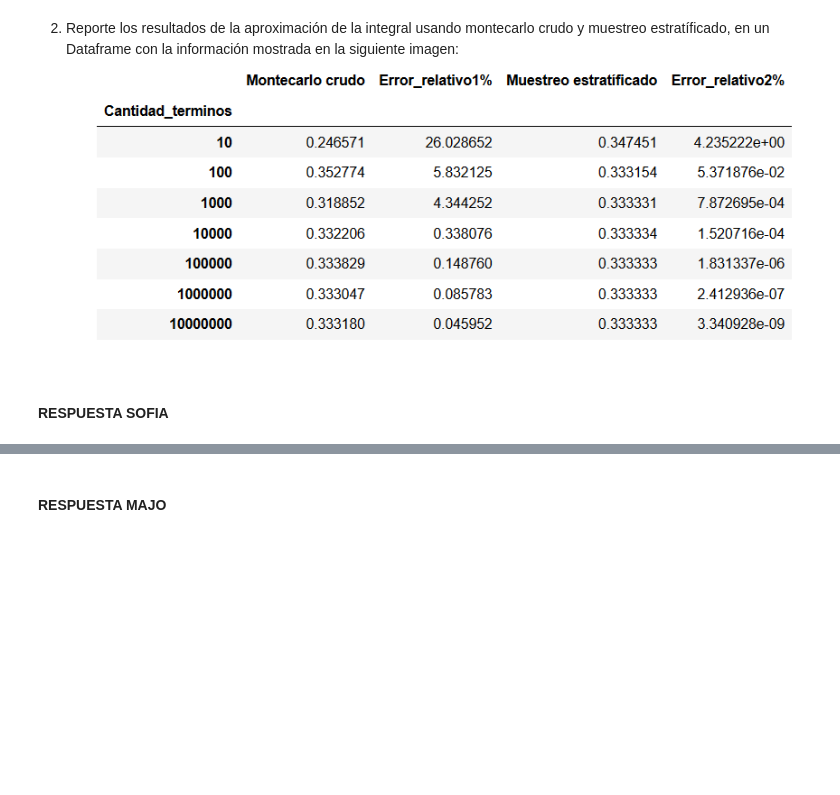
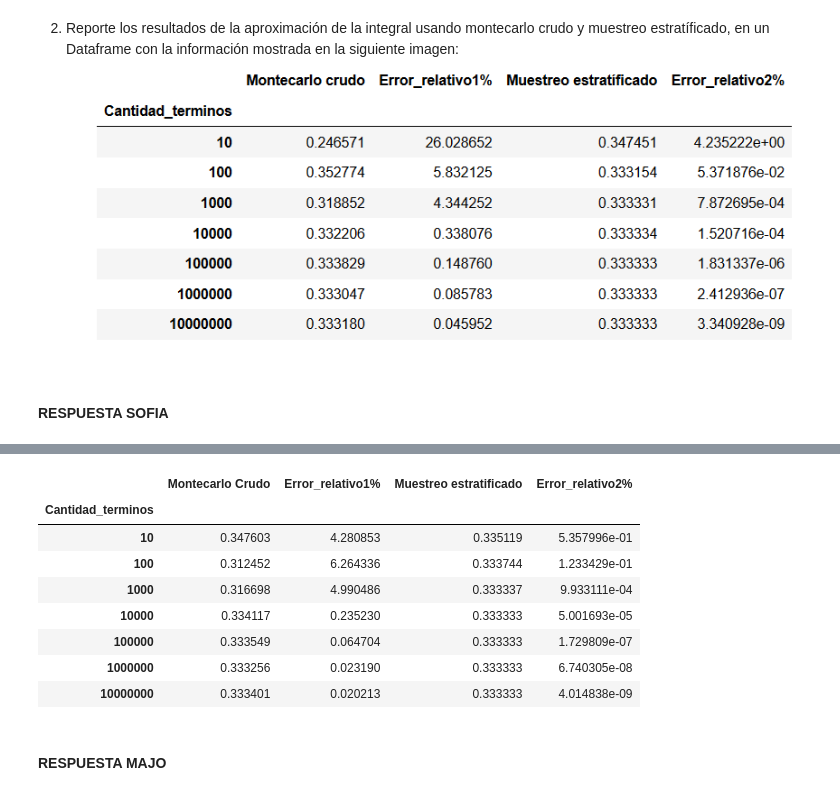
Before and after one commit to Sofiagarciaif/Tarea7_CantuM_GarciaS, a Jupyter notebook: Tarea7.ipynb, the cells around one changed output, grey strips where cells are left out. Drawn from its saved outputs; the diff is of its cells as text; code cells hidden in the pictures; blank space fills up the shorter version.

```diff
--- a/Tarea7.ipynb
+++ b/Tarea7.ipynb
@@ -66,3 +28,15 @@ df.loc[N,"Error_relativo% Crudo"] = np.abs(df.loc[N,"Valor_aproximacion Crudo"]-
+# %%
+import numpy as np
+from functools import reduce
+import matplotlib.pyplot as plt
+import scipy.stats as st
+import pandas as pd
+
+def met_estratificado(B:'Cantidad de estratos'):
+    U2_est= np.random.rand(B)
+    i_est = np.arange(0,B)
+    v_est = (U2_est+i_est)/B
+    return v_est
 # %% [markdown]
 #### RESPUESTA MAJO
 # %%
@@ -119,3 +73,45 @@ df
+# %%
+I = 1/3
+
+# intervalo de integración
+a = 0; b = 1
+
+# Cantidad de términos, en escala logarítmica
+N = np.logspace(1,7,7,dtype=int) #ELIGE 7 NUMERO ENTRE 1 Y 7
+B= N
+
+# Definimos la tabla donde se mostrarán los resultados
+df = pd.DataFrame(index=N,columns=['Montecarlo Crudo', 'Error_relativo1%', 'Muestreo estratificado', 'Error_relativo2%'], dtype='float')
+df.index.name = "Cantidad_terminos"
+
+# Números aleatorios dependiente de la cantidad de términos N
+ui = list(map(lambda N:np.random.uniform(a,b,N),N))
+ui_est = list(map(lambda B: met_estratificado(B),B))
+
+# Calculamos la aproximación por montecarlo dependiendo de la cantidad de
+# términos que hayamos creado con ui
+I_m = list(map(lambda Y:int_montecarlo(lambda x:x**2,a,b,Y),ui))
+
+# Calculamos la aproximación por el metodo de muestreo estratificado
+# dependiendo de la cantidad de términos que hayamos creado con ui_est
+I_est = list(map(lambda Y:int_montecarlo(lambda x:x**2,a,b,Y),ui_est))
+
+# Mostramos los resultados en la tabla previamente creada
+df.loc[N,"Montecarlo Crudo"] = I_m
+df.loc[N,"Error_relativo1%"] = np.abs(df.loc[N,"Montecarlo Crudo"]-I)*100/I
+df.loc[N,"Muestreo estratificado"] = I_est
+df.loc[N,"Error_relativo2%"] = np.abs(df.loc[N,"Muestreo estratificado"]-I)*100/I
+df
+# %% [output]
+|  | Montecarlo Crudo | Error_relativo1% | Muestreo estratificado | Error_relativo2% |
+| Cantidad_terminos |  |  |  |  |
+| 10 | 0.347603 | 4.280853 | 0.335119 | 5.357996e-01 |
+| 100 | 0.312452 | 6.264336 | 0.333744 | 1.233429e-01 |
+| 1000 | 0.316698 | 4.990486 | 0.333337 | 9.933111e-04 |
+| 10000 | 0.334117 | 0.235230 | 0.333333 | 5.001693e-05 |
+| 100000 | 0.333549 | 0.064704 | 0.333333 | 1.729809e-07 |
+| 1000000 | 0.333256 | 0.023190 | 0.333333 | 6.740305e-08 |
+| 10000000 | 0.333401 | 0.020213 | 0.333333 | 4.014838e-09 |
 # %% [markdown]
 #### RESPUESTA MAJO
 # %%
```
Also changed, not shown: parts of 17 cells of this notebook.
